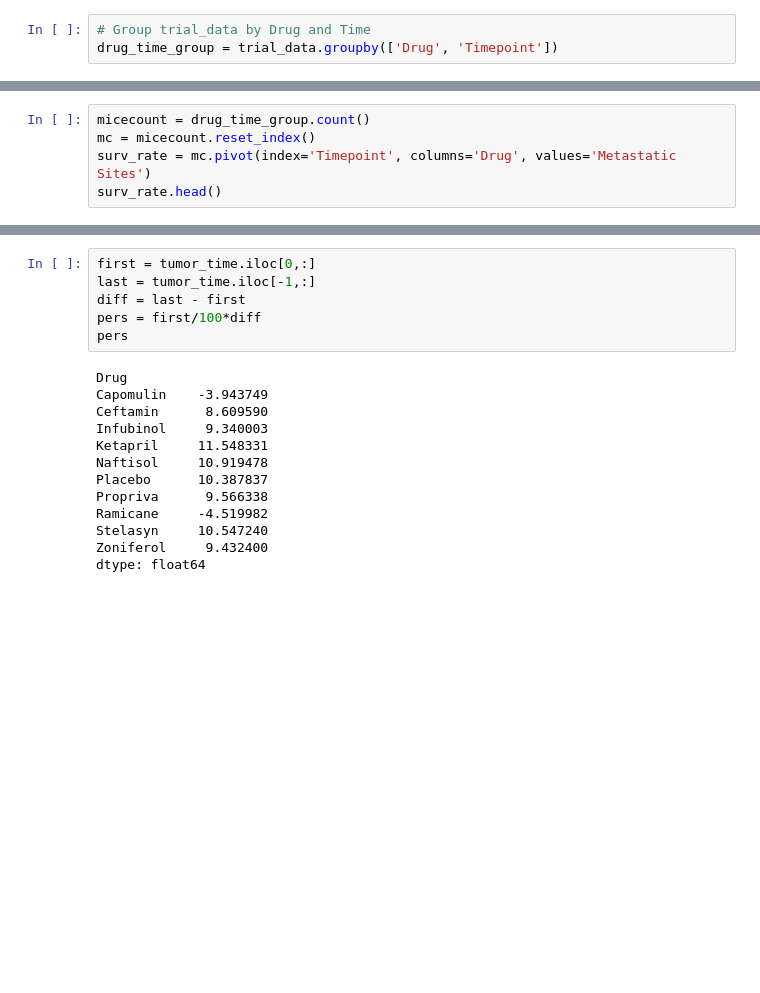
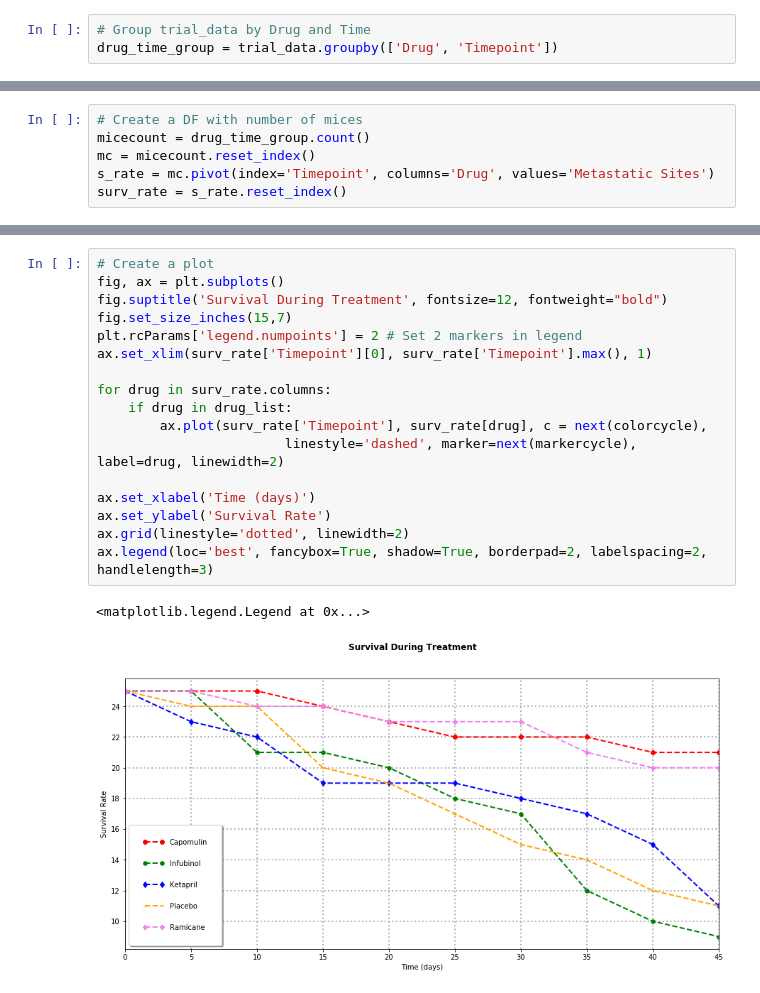
Before and after one commit to Gryazzz/Pymaceuticals_Matplotlib, a Jupyter notebook: Pymaceuticals.ipynb, the cells around one changed output, grey strips where cells are left out. Cells and saved outputs as stored; diff of their text form; blank space fills up the shorter version.

```diff
--- a/Pymaceuticals.ipynb
+++ b/Pymaceuticals.ipynb
@@ -90,5 +111,6 @@ metast_time.head()
 # %%
+# Create a DF with number of mices
 micecount = drug_time_group.count()
 mc = micecount.reset_index()
-surv_rate = mc.pivot(index='Timepoint', columns='Drug', values='Metastatic Sites')
-surv_rate.head()
+s_rate = mc.pivot(index='Timepoint', columns='Drug', values='Metastatic Sites')
+surv_rate = s_rate.reset_index()
@@ -103,19 +117,20 @@ surv_rate.head()
-# %%
-first = tumor_time.iloc[0,:]
-last = tumor_time.iloc[-1,:]
-diff = last - first
-pers = first/100*diff
-pers
-# %% [output]
-Drug
-Capomulin    -3.943749
-Ceftamin      8.609590
-Infubinol     9.340003
-Ketapril     11.548331
-Naftisol     10.919478
-Placebo      10.387837
-Propriva      9.566338
-Ramicane     -4.519982
-Stelasyn     10.547240
-Zoniferol     9.432400
-dtype: float64
+# %%
+# Create a plot
+fig, ax = plt.subplots()
+fig.suptitle('Survival During Treatment', fontsize=12, fontweight="bold")
+fig.set_size_inches(15,7)
+plt.rcParams['legend.numpoints'] = 2 # Set 2 markers in legend
+ax.set_xlim(surv_rate['Timepoint'][0], surv_rate['Timepoint'].max(), 1)
+
+for drug in surv_rate.columns:
+    if drug in drug_list:
+        ax.plot(surv_rate['Timepoint'], surv_rate[drug], c = next(colorcycle),
+                        linestyle='dashed', marker=next(markercycle), label=drug, linewidth=2)
+
+ax.set_xlabel('Time (days)')
+ax.set_ylabel('Survival Rate')
+ax.grid(linestyle='dotted', linewidth=2)
+ax.legend(loc='best', fancybox=True, shadow=True, borderpad=2, labelspacing=2, handlelength=3)
+# %% [output]
+<matplotlib.legend.Legend at 0x...>
+[figure, added]
```
Also changed, not shown: parts of 10 cells of this notebook.
